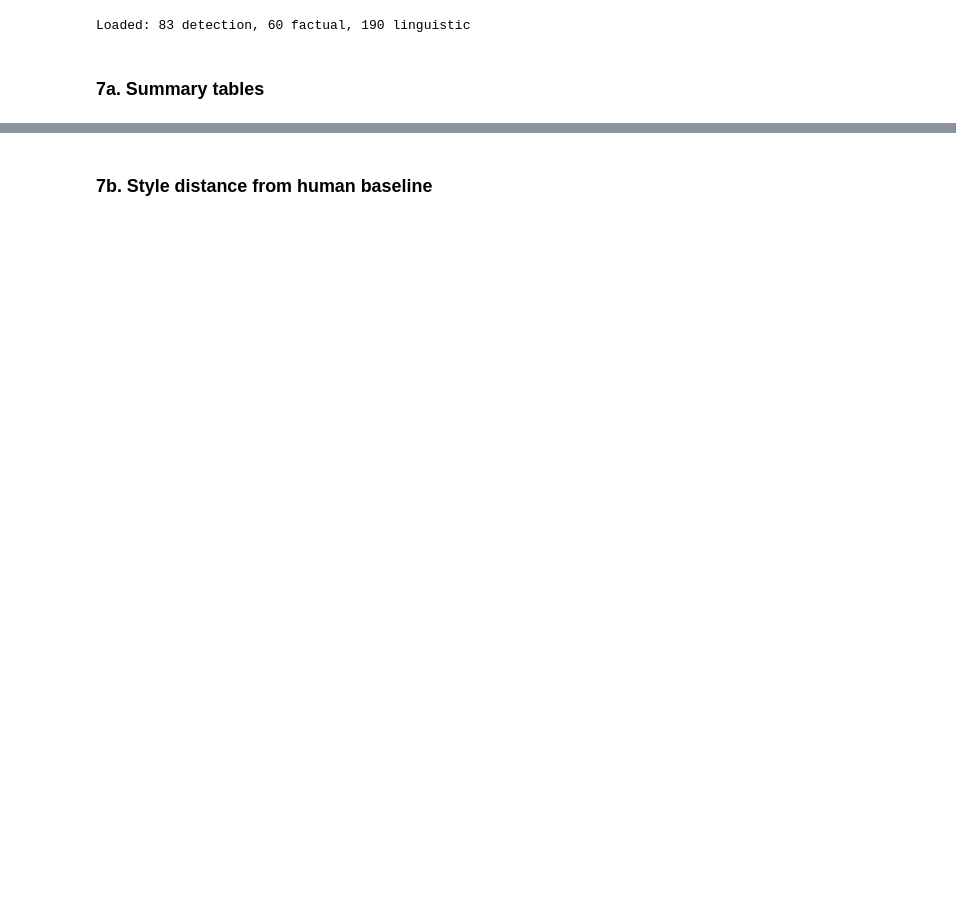
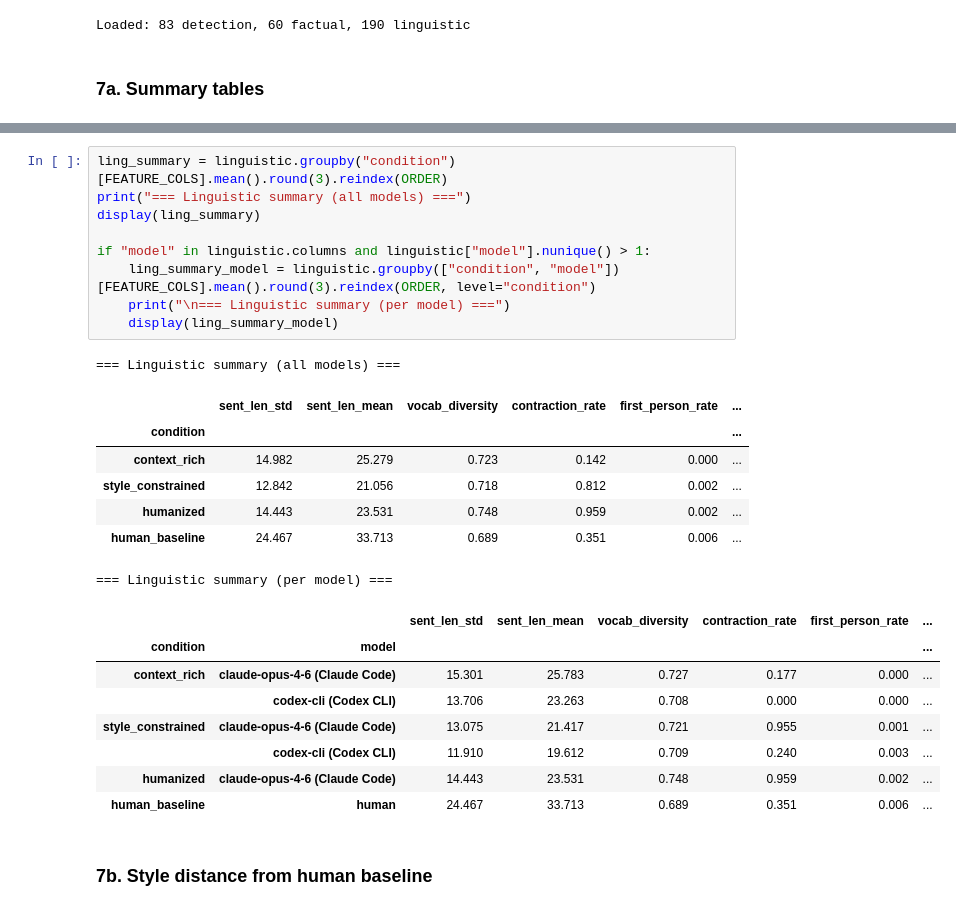
Before and after one commit to yongkyunlee/ai-detectability-research, a Jupyter notebook: code/notebooks/experiment.ipynb, the cells around one changed output, grey strips where cells are left out. Drawn from its saved outputs; the diff is of its cells as text; blank space fills up the shorter version.

```diff
--- a/code/notebooks/experiment.ipynb
+++ b/code/notebooks/experiment.ipynb
@@ -372,3 +425,29 @@ ling_summary
+# %%
+ling_summary = linguistic.groupby("condition")[FEATURE_COLS].mean().round(3).reindex(ORDER)
+print("=== Linguistic summary (all models) ===")
+display(ling_summary)
+
+if "model" in linguistic.columns and linguistic["model"].nunique() > 1:
+    ling_summary_model = linguistic.groupby(["condition", "model"])[FEATURE_COLS].mean().round(3).reindex(ORDER, level="condition")
+    print("\n=== Linguistic summary (per model) ===")
+    display(ling_summary_model)
+# %% [output]
+=== Linguistic summary (all models) ===
+|  | sent_len_std | sent_len_mean | vocab_diversity | contraction_rate | first_person_rate | ... |
+| condition |  |  |  |  |  | ... |
+| context_rich | 14.982 | 25.279 | 0.723 | 0.142 | 0.000 | ... |
+| style_constrained | 12.842 | 21.056 | 0.718 | 0.812 | 0.002 | ... |
+| humanized | 14.443 | 23.531 | 0.748 | 0.959 | 0.002 | ... |
+| human_baseline | 24.467 | 33.713 | 0.689 | 0.351 | 0.006 | ... |
+=== Linguistic summary (per model) ===
+|  |  | sent_len_std | sent_len_mean | vocab_diversity | contraction_rate | first_person_rate | ... |
+| condition | model |  |  |  |  |  | ... |
+| context_rich | claude-opus-4-6 (Claude Code) | 15.301 | 25.783 | 0.727 | 0.177 | 0.000 | ... |
+|  | codex-cli (Codex CLI) | 13.706 | 23.263 | 0.708 | 0.000 | 0.000 | ... |
+| style_constrained | claude-opus-4-6 (Claude Code) | 13.075 | 21.417 | 0.721 | 0.955 | 0.001 | ... |
+|  | codex-cli (Codex CLI) | 11.910 | 19.612 | 0.709 | 0.240 | 0.003 | ... |
+| humanized | claude-opus-4-6 (Claude Code) | 14.443 | 23.531 | 0.748 | 0.959 | 0.002 | ... |
+| human_baseline | human | 24.467 | 33.713 | 0.689 | 0.351 | 0.006 | ... |
 # %% [markdown]
 ### 7b. Style distance from human baseline
 # %%
```
Also changed, not shown: parts of 14 cells of this notebook, 8 other files.
